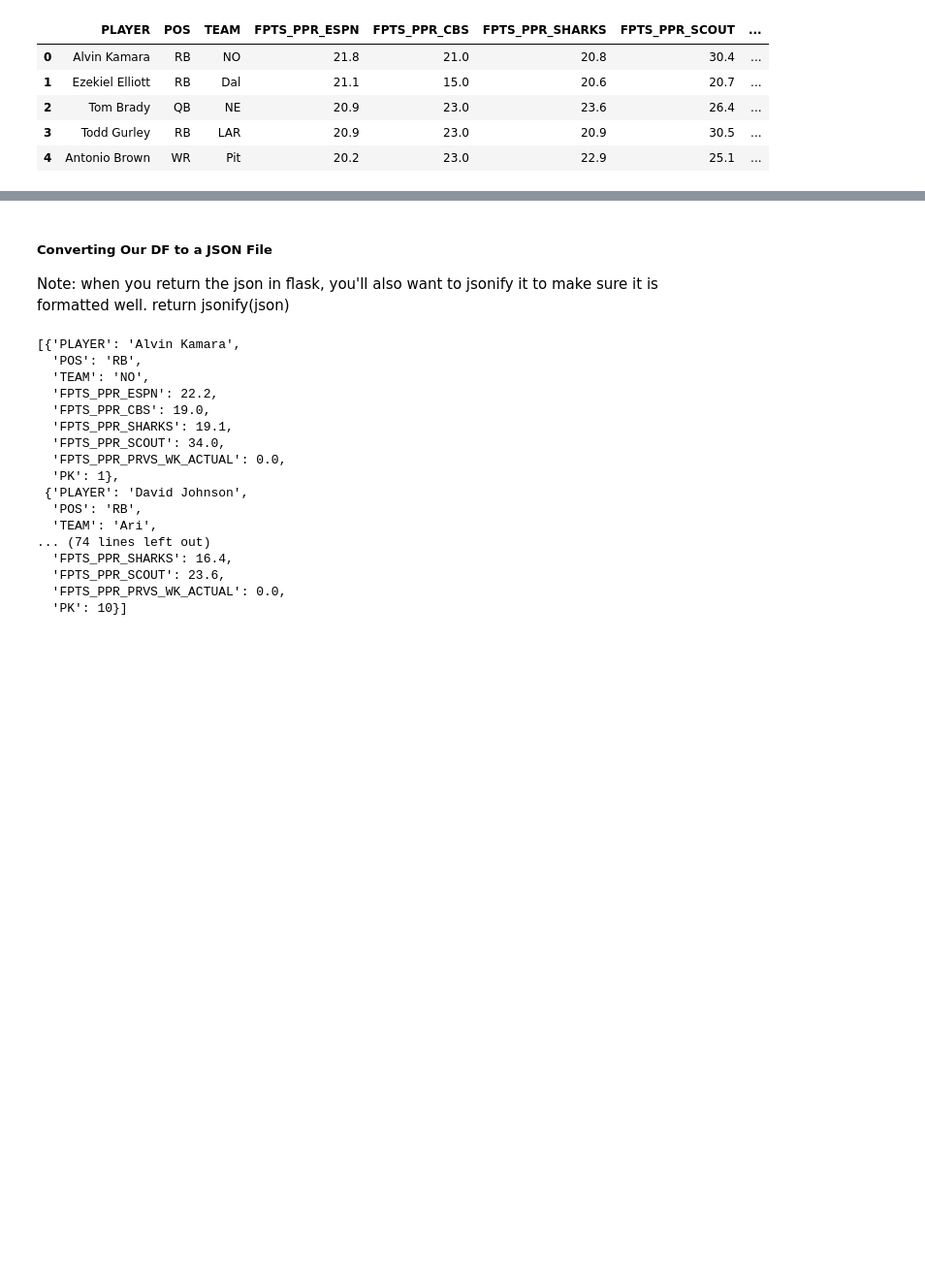
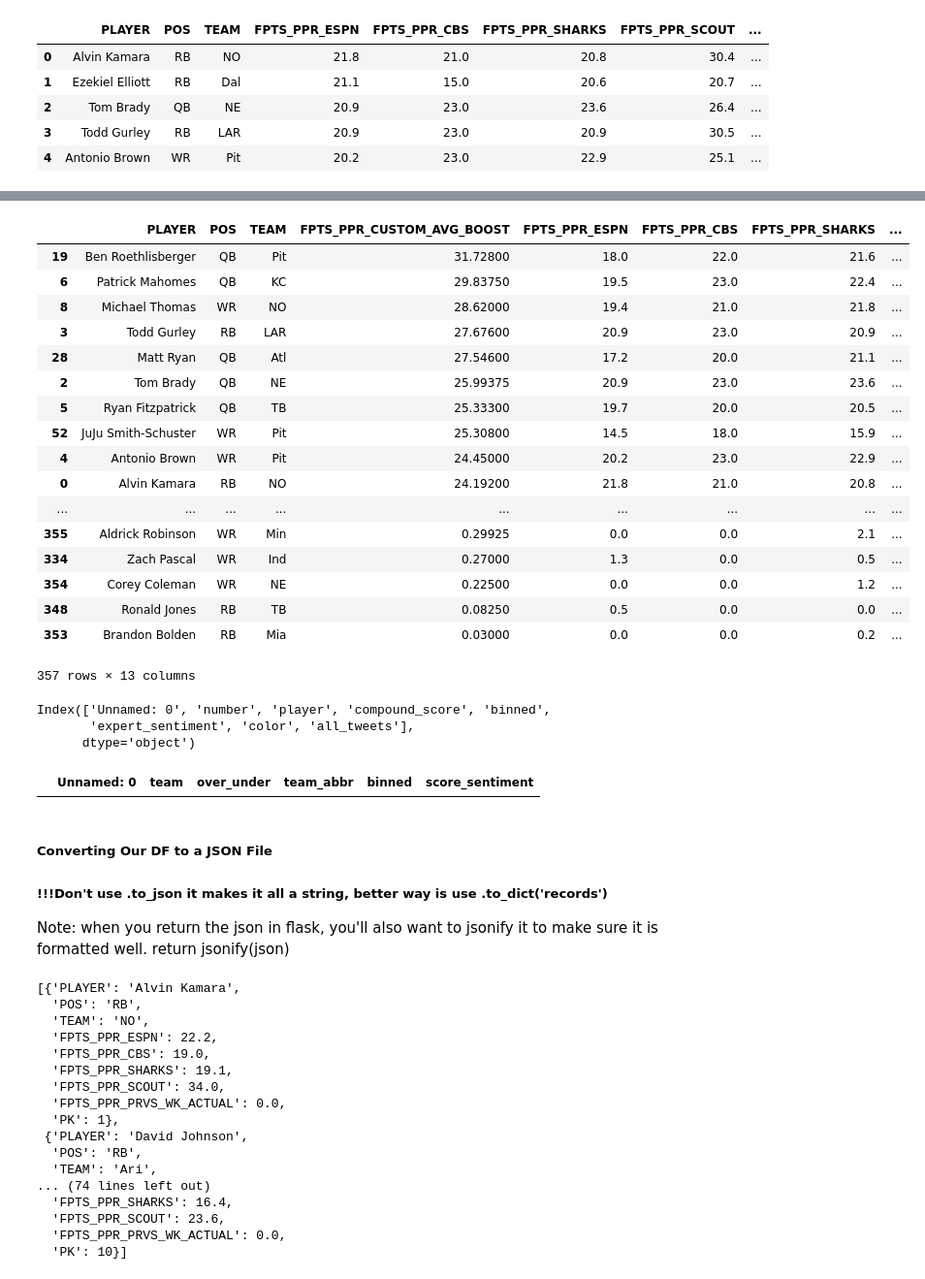
Before and after one commit to zgscherrer/Project-Fantasy-Football, a Jupyter notebook: data/exploratory_analysis/Customize Your Lineup - Trial Code.ipynb, the cells around one changed output, grey strips where cells are left out. Shown at 97% size. Cells and saved outputs as stored; diff of their text form; code cells hidden in the pictures; blank space fills up the shorter version.

```diff
--- a/data/exploratory_analysis/Customize Your Lineup - Trial Code.ipynb
+++ b/data/exploratory_analysis/Customize Your Lineup - Trial Code.ipynb
@@ -409,0 +442,35 @@ twitter_boost_wt = 'None'
+# %%
+#reorder dataframe and limits columns for the final output data and sort descending by custom poitns
+df_boosts_output = df_boosts[['PLAYER', 'POS', 'TEAM', 'FPTS_PPR_CUSTOM_AVG_BOOST',
+                              'FPTS_PPR_ESPN', 'FPTS_PPR_CBS', 'FPTS_PPR_SHARKS', 'FPTS_PPR_SCOUT',
+                              'FPTS_PPR_PRVS_WK_ACTUAL', 'FPTS_PPR_CUSTOM_AVG',
+                              'OVER_UNDER_BOOST', 'TWITTER_BOOST',
+                              'OPPOSING_DEFENSE_BOOST']].sort_values('FPTS_PPR_CUSTOM_AVG_BOOST',
+                                                                    ascending=False)
+# %%
+df_boosts_output
+# %% [output]
+|  | PLAYER | POS | TEAM | FPTS_PPR_CUSTOM_AVG_BOOST | FPTS_PPR_ESPN | FPTS_PPR_CBS | FPTS_PPR_SHARKS | ... |
+| 19 | Ben Roethlisberger | QB | Pit | 31.72800 | 18.0 | 22.0 | 21.6 | ... |
+| 6 | Patrick Mahomes | QB | KC | 29.83750 | 19.5 | 23.0 | 22.4 | ... |
+| 8 | Michael Thomas | WR | NO | 28.62000 | 19.4 | 21.0 | 21.8 | ... |
+| 3 | Todd Gurley | RB | LAR | 27.67600 | 20.9 | 23.0 | 20.9 | ... |
+| 28 | Matt Ryan | QB | Atl | 27.54600 | 17.2 | 20.0 | 21.1 | ... |
+| 2 | Tom Brady | QB | NE | 25.99375 | 20.9 | 23.0 | 23.6 | ... |
+| 5 | Ryan Fitzpatrick | QB | TB | 25.33300 | 19.7 | 20.0 | 20.5 | ... |
+| 52 | JuJu Smith-Schuster | WR | Pit | 25.30800 | 14.5 | 18.0 | 15.9 | ... |
+| 4 | Antonio Brown | WR | Pit | 24.45000 | 20.2 | 23.0 | 22.9 | ... |
+| 0 | Alvin Kamara | RB | NO | 24.19200 | 21.8 | 21.0 | 20.8 | ... |
+| ... | ... | ... | ... | ... | ... | ... | ... | ... |
+| 355 | Aldrick Robinson | WR | Min | 0.29925 | 0.0 | 0.0 | 2.1 | ... |
+| 334 | Zach Pascal | WR | Ind | 0.27000 | 1.3 | 0.0 | 0.5 | ... |
+| 354 | Corey Coleman | WR | NE | 0.22500 | 0.0 | 0.0 | 1.2 | ... |
+| 348 | Ronald Jones | RB | TB | 0.08250 | 0.5 | 0.0 | 0.0 | ... |
+| 353 | Brandon Bolden | RB | Mia | 0.03000 | 0.0 | 0.0 | 0.2 | ... |
+357 rows × 13 columns
+# %%
+df_tweets.columns
+# %% [output]
+Index(['Unnamed: 0', 'number', 'player', 'compound_score', 'binned',
+       'expert_sentiment', 'color', 'all_tweets'],
+      dtype='object')
@@ -410,5 +480,11 @@ twitter_boost_wt = 'None'
+# %%
+df_overunder2
+# %% [output]
+|  | Unnamed: 0 | team | over_under | team_abbr | binned | score_sentiment |
 # %% [markdown]
 ##### Converting Our DF to a JSON File
+##### !!!Don't use .to_json it makes it all a string, better way is use .to_dict('records')
+
 Note: when you return the json in flask, you'll also want to jsonify it to make sure it is formatted well.  return jsonify(json)
 # %%
 #create json that is a list of dictionaries, where each row is its own dictionary with column:value pairs
```
Also changed, not shown: parts of 27 cells of this notebook, 7 other files.
